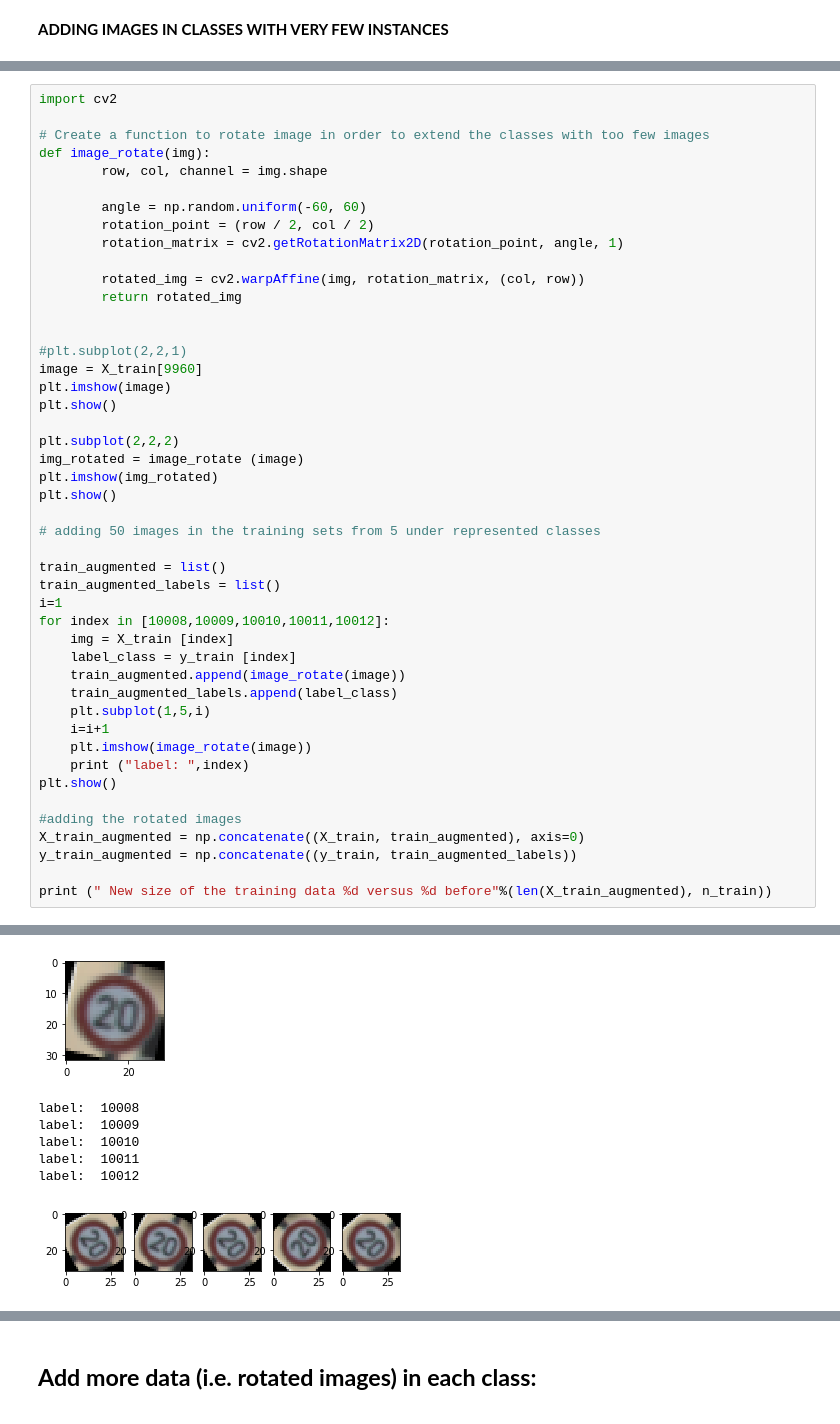
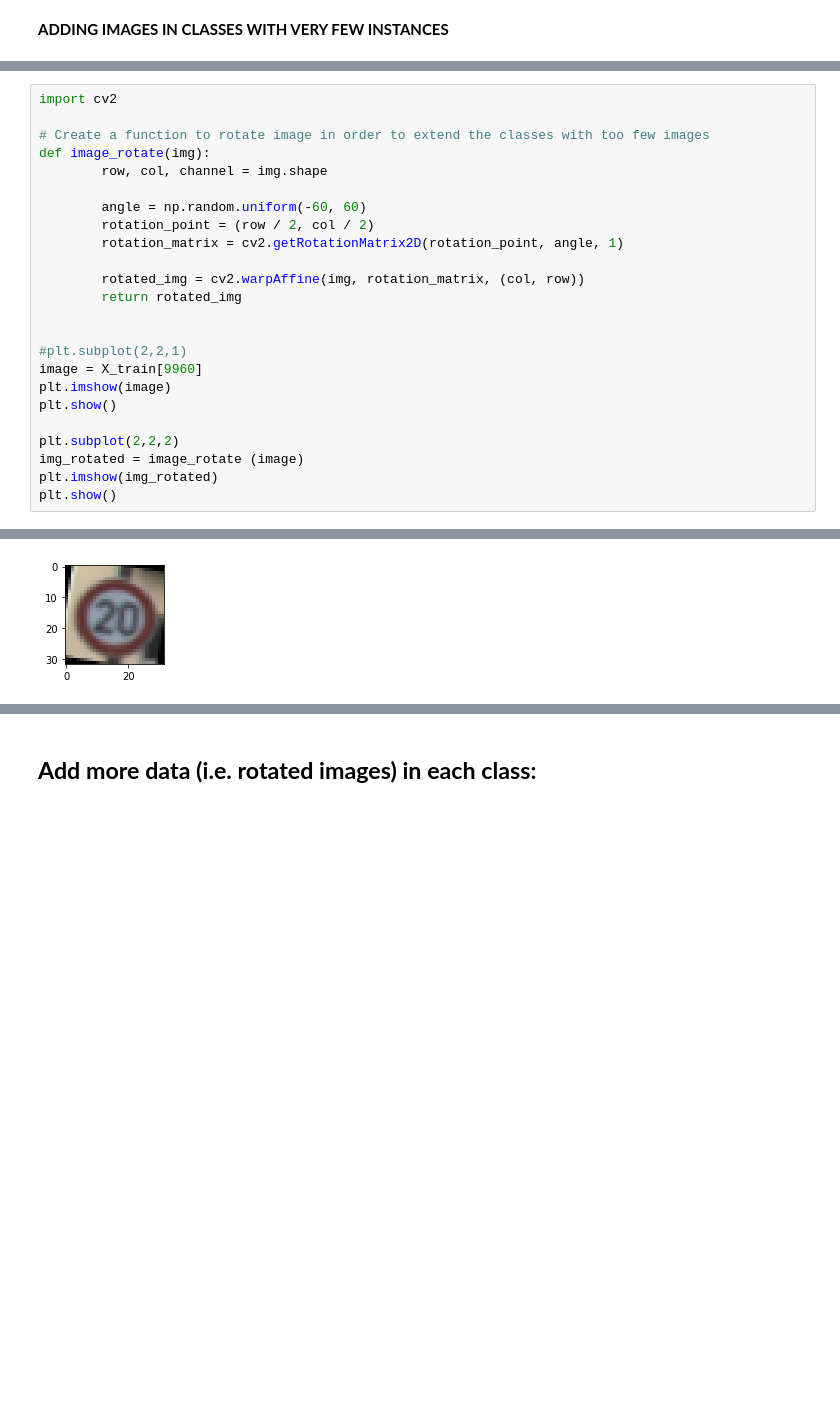
Before and after one commit to sebastienpig/TrafficSignClassifier, a Jupyter notebook: SebastienPignolo_TrafficSignClassifier.ipynb, the cells around one changed output, grey strips where cells are left out. Cells and saved outputs as stored; diff of their text form; blank space fills up the shorter version.

```diff
--- a/SebastienPignolo_TrafficSignClassifier.ipynb
+++ b/SebastienPignolo_TrafficSignClassifier.ipynb
@@ -321,55 +365,27 @@ printing index  9960
 # %%
 import cv2
 
 # Create a function to rotate image in order to extend the classes with too few images
 def image_rotate(img):
         row, col, channel = img.shape
 
         angle = np.random.uniform(-60, 60)
         rotation_point = (row / 2, col / 2)
         rotation_matrix = cv2.getRotationMatrix2D(rotation_point, angle, 1)
 
         rotated_img = cv2.warpAffine(img, rotation_matrix, (col, row))
         return rotated_img
 
 
 #plt.subplot(2,2,1)
 image = X_train[9960]
 plt.imshow(image)
 plt.show()
 
 plt.subplot(2,2,2)
 img_rotated = image_rotate (image)
 plt.imshow(img_rotated)
 plt.show()
-
-# adding 50 images in the training sets from 5 under represented classes
-
-train_augmented = list()
-train_augmented_labels = list()
-i=1
-for index in [10008,10009,10010,10011,10012]:
-    img = X_train [index]
-    label_class = y_train [index]
-    train_augmented.append(image_rotate(image))
-    train_augmented_labels.append(label_class)
-    plt.subplot(1,5,i)
-    i=i+1
-    plt.imshow(image_rotate(image))
-    print ("label: ",index)
-plt.show()
-
-#adding the rotated images
-X_train_augmented = np.concatenate((X_train, train_augmented), axis=0)
-y_train_augmented = np.concatenate((y_train, train_augmented_labels))
-
-print (" New size of the training data %d versus %d before"%(len(X_train_augmented), n_train))
 # %% [output]
 [figure]
-[figure, old version]
+[figure, new version]
-label:  10008
-label:  10009
-label:  10010
-label:  10011
-label:  10012
-[figure, removed]
```
Also changed, not shown: parts of 24 cells of this notebook.
